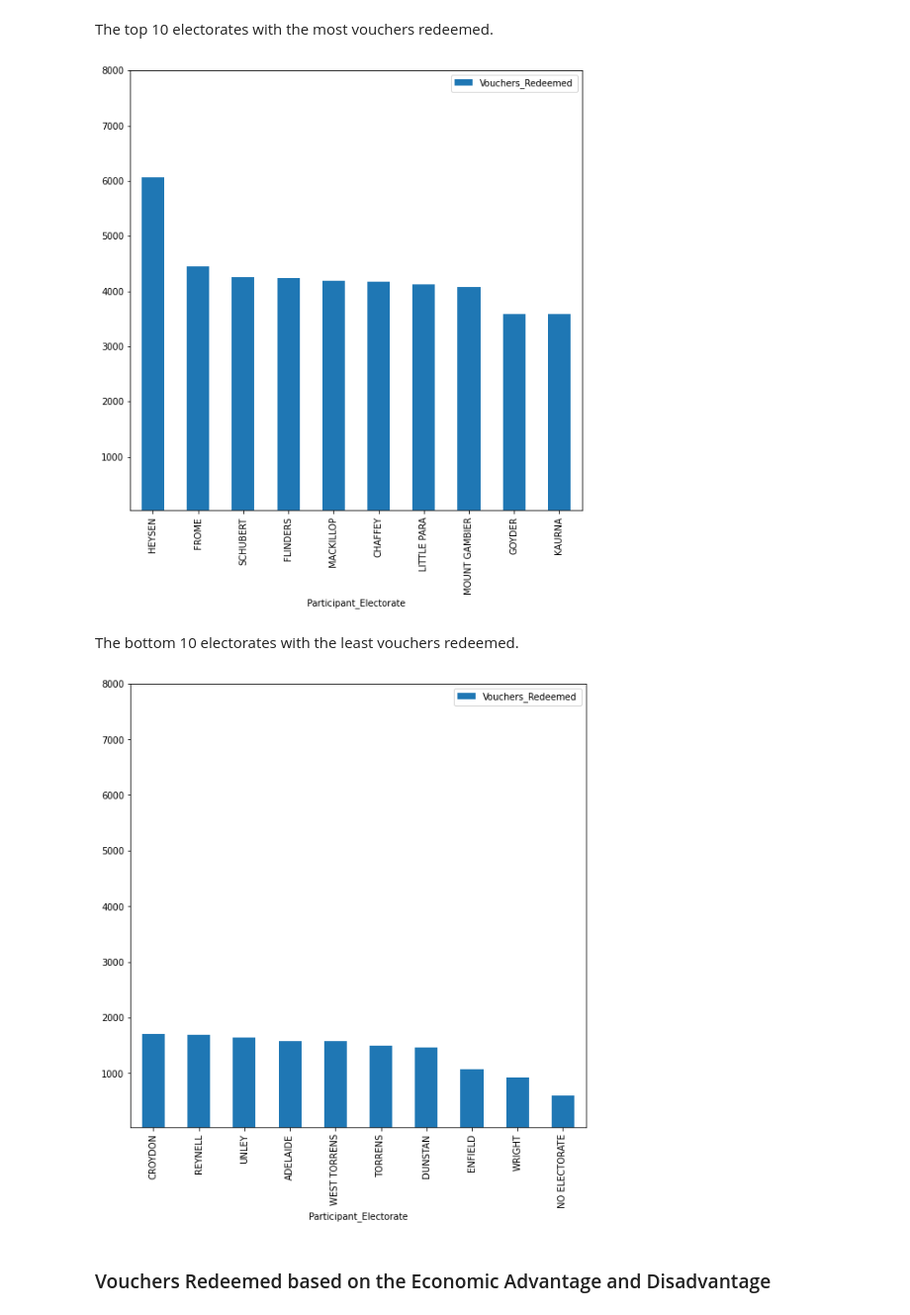
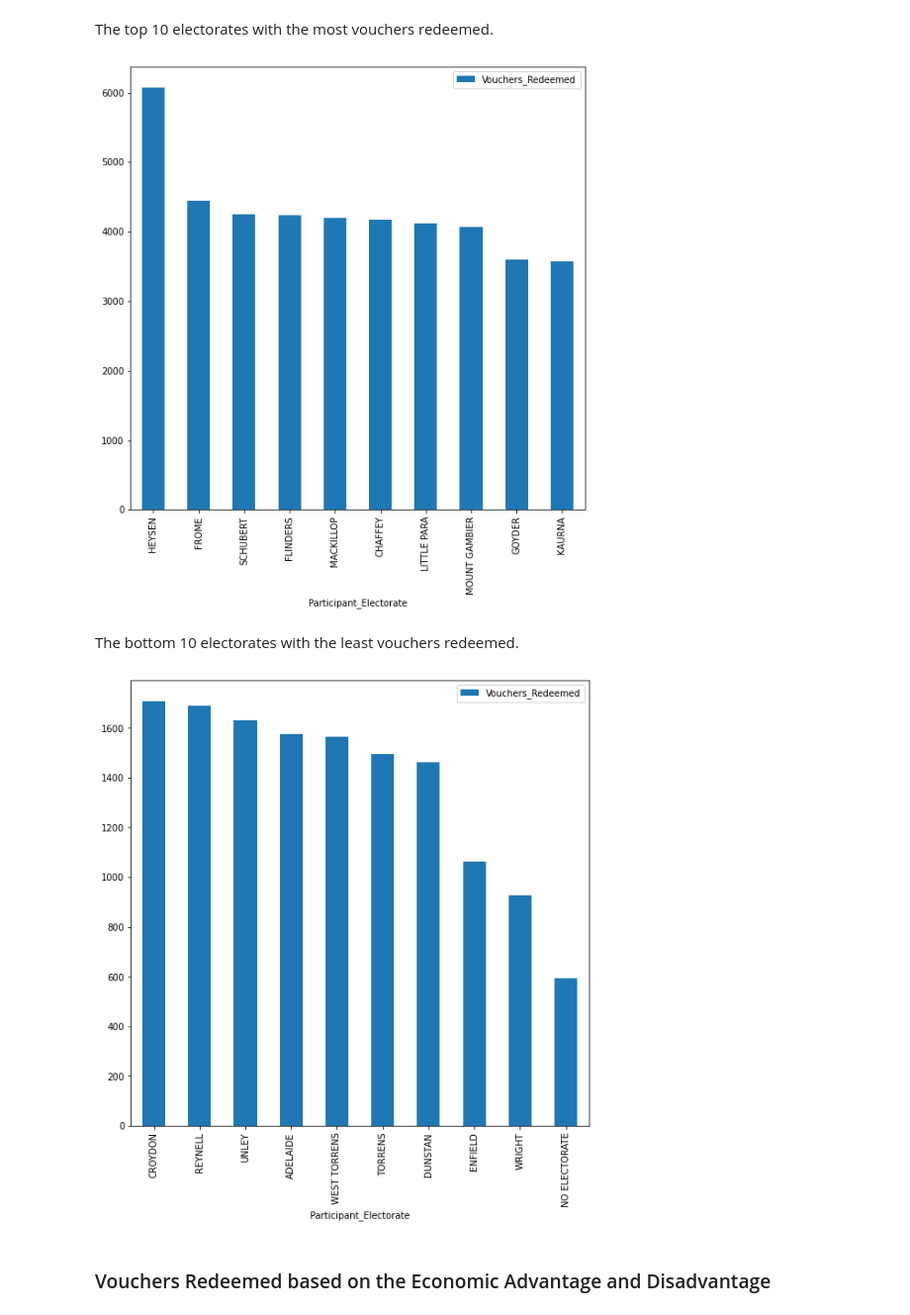
Before and after one commit to MQCOMP2200-S2-2021/data-science-portfolio-liamstrang, a Jupyter notebook: Portfolio 2.ipynb, the cells around one changed output. Shown: that part at 99% size. Saved outputs shown, nothing was run; the diff lists cells and outputs as text; code cells hidden in the pictures.

```diff
--- a/Portfolio 2.ipynb
+++ b/Portfolio 2.ipynb
@@ -160,18 +160,16 @@ highestElectorate.head()
 The top 10 electorates with the most vouchers redeemed.
 # %%
 highestElectorate.iloc[0:10].plot(x="Participant_Electorate", y="Vouchers_Redeemed", kind="bar", figsize=(9,9))
-plt.axis((x1,x2,25,8000))
 plt.show()
 # %% [output]
-[figure, old version]
+[figure, new version]
 # %% [markdown]
 The bottom 10 electorates with the least vouchers redeemed.
 # %%
 highestElectorate.iloc[-10:].plot(x="Participant_Electorate", y="Vouchers_Redeemed", kind="bar", figsize=(9,9))
-plt.axis((x1,x2,25,8000))
 plt.show()
 # %% [output]
-[figure, old version]
+[figure, new version]
 # %% [markdown]
 ### Vouchers Redeemed based on the Economic Advantage and Disadvantage
 # %% [markdown]
```
Also changed, not shown: parts of 9 cells of this notebook.
